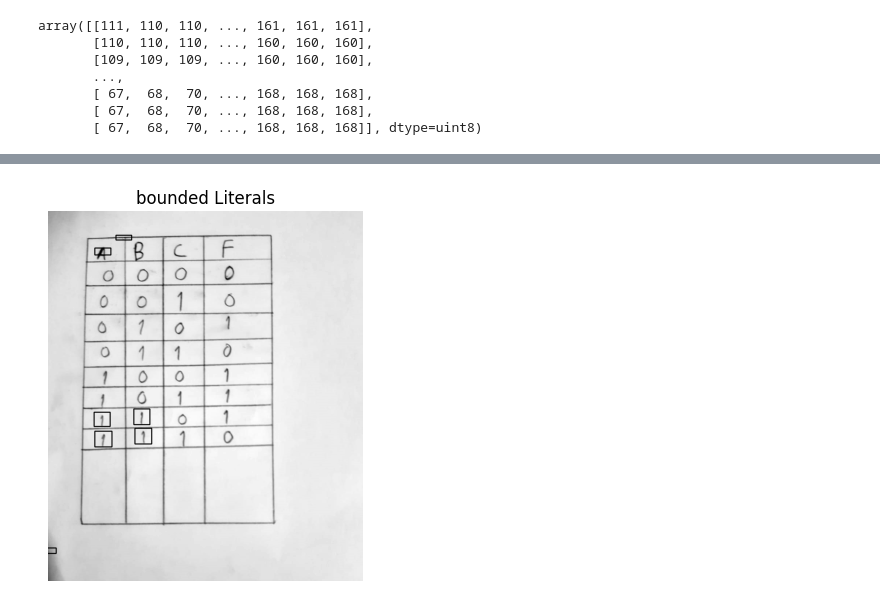
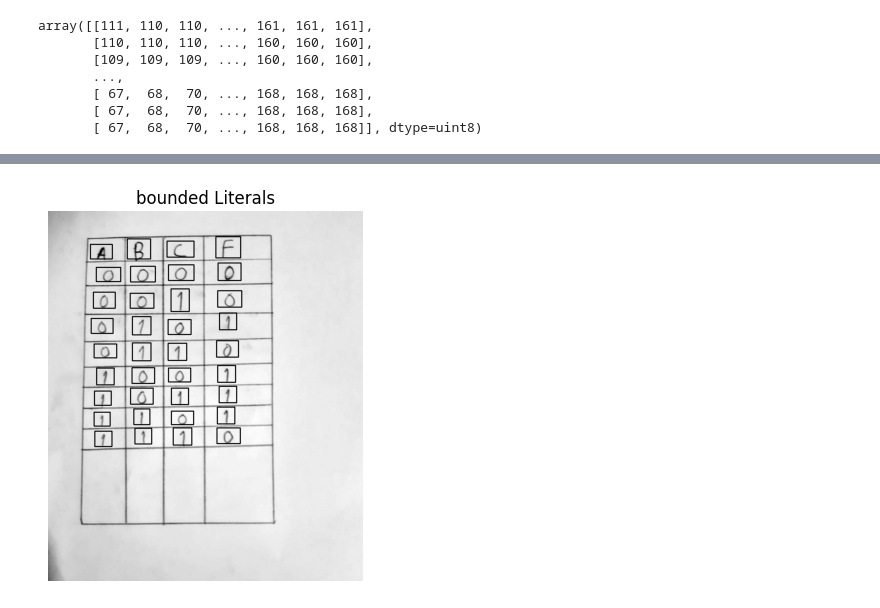
Before and after one commit to yousefosama654/Logic-Lens, a Jupyter notebook: table_text_extraction/GET_TABLE_CELLS2.ipynb, the cells around one changed output, grey strips where cells are left out. Drawn from its saved outputs; the diff is of its cells as text; code cells hidden in the pictures.

```diff
--- a/table_text_extraction/GET_TABLE_CELLS2.ipynb
+++ b/table_text_extraction/GET_TABLE_CELLS2.ipynb
@@ -204,25 +203,25 @@ show_images([grayscale_image2],["Contours Image"])
 # %%
 grayscale_image3 = cv2.cvtColor(cv2.imread("../img/test5.png"), cv2.COLOR_BGR2GRAY)
 
-min_rectangle_area = 20
+min_rectangle_area = 100
 rectangles = np.array([cv2.boundingRect(c) for c in contours])
 rectangles = [rect for rect in rectangles if rect[2] * rect[3] > min_rectangle_area]
 
 x_offset=18
 y_offset=5
 for rect in rectangles:
     x, y, w, h = rect
     cv2.rectangle(grayscale_image3, (x-x_offset, y-y_offset-3), (x +x_offset +w, y + h+ y_offset -5), (0, 255, 0), 2)
 
 
 cv2.namedWindow("bounded Literals", cv2.WINDOW_NORMAL)
 cv2.resizeWindow("bounded Literals", width, height)
 cv2.imshow("bounded Literals", grayscale_image3)
 cv2.waitKey(0)
 cv2.destroyAllWindows()
 show_images([grayscale_image3],["bounded Literals"])
 # %% [output]
-[figure, old version]
+[figure, new version]
 # %%
 x, y, w, h = rectangles[10]
 
```
Also changed, not shown: parts of 4 cells of this notebook, 2 other files.
